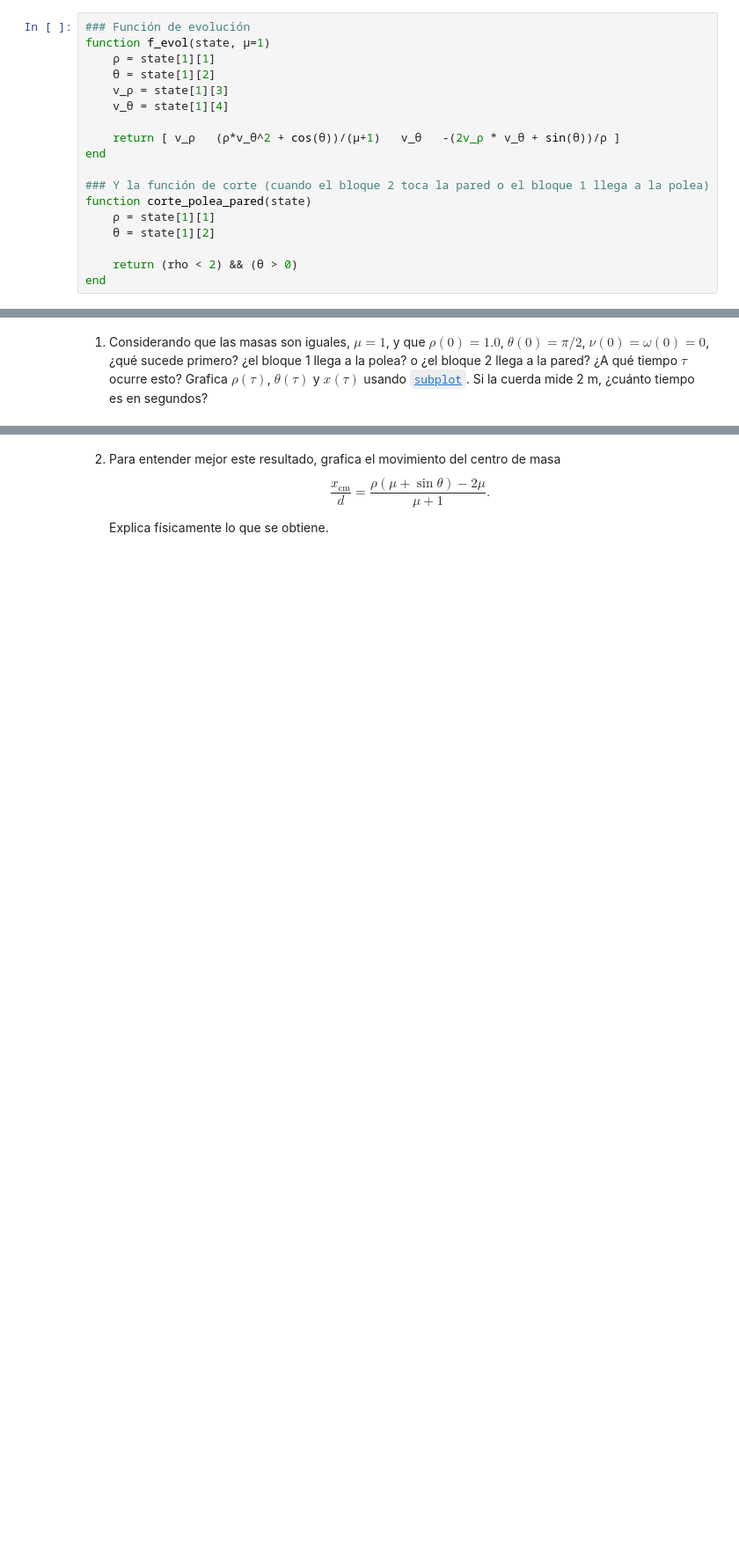
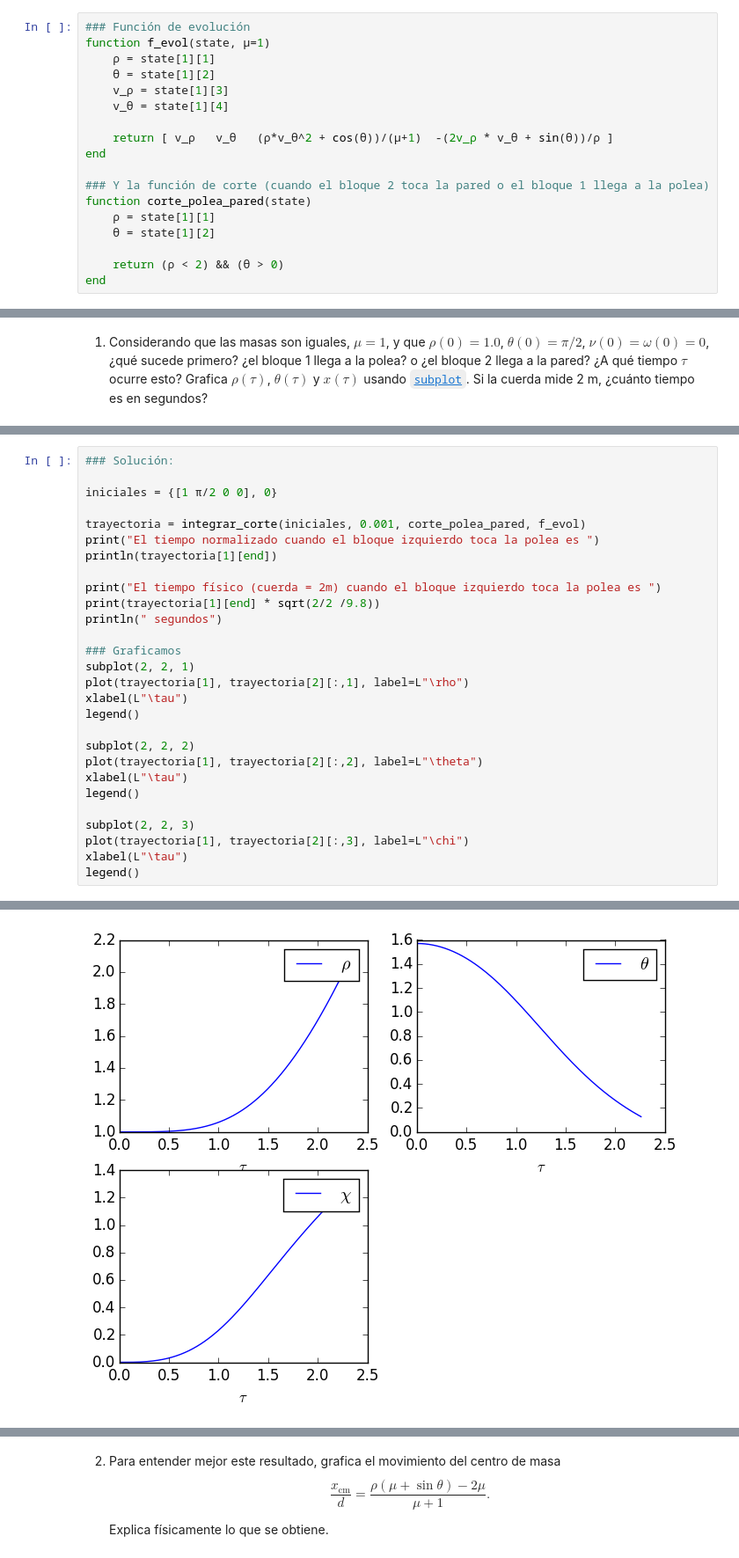
Before and after one commit to ivan-galinskiy/fisica_computacional, a Jupyter notebook: tareas/Tarea 07.ipynb, the cells around one changed output, grey strips where cells are left out. Shown at 88% size. Saved outputs shown, nothing was run; the diff lists cells and outputs as text; blank space fills up the shorter version.

```diff
--- a/tareas/Tarea 07.ipynb
+++ b/tareas/Tarea 07.ipynb
@@ -252,7 +254,7 @@ function f_evol(state, μ=1)
     v_ρ = state[1][3]
     v_θ = state[1][4]
 
-    return [ v_ρ   (ρ*v_θ^2 + cos(θ))/(μ+1)   v_θ   -(2v_ρ * v_θ + sin(θ))/ρ ]
+    return [ v_ρ   v_θ   (ρ*v_θ^2 + cos(θ))/(μ+1)  -(2v_ρ * v_θ + sin(θ))/ρ ]
 end
 
 ### Y la función de corte (cuando el bloque 2 toca la pared o el bloque 1 llega a la polea)
@@ -260,7 +262,7 @@ function corte_polea_pared(state)
     ρ = state[1][1]
     θ = state[1][2]
 
-    return (rho < 2) && (θ > 0)
+    return (ρ < 2) && (θ > 0)
 end
 # %% [output]
 corte_polea_pared (generic function with 1 method)
@@ -270,0 +271,29 @@ corte_polea_pared (generic function with 1 method)
+# %%
+### Solución:
+
+iniciales = {[1 π/2 0 0], 0}
+
+trayectoria = integrar_corte(iniciales, 0.001, corte_polea_pared, f_evol)
+print("El tiempo normalizado cuando el bloque izquierdo toca la polea es ")
+println(trayectoria[1][end])
+
+print("El tiempo físico (cuerda = 2m) cuando el bloque izquierdo toca la polea es ")
+print(trayectoria[1][end] * sqrt(2/2 /9.8))
+println(" segundos")
+
+### Graficamos
+subplot(2, 2, 1)
+plot(trayectoria[1], trayectoria[2][:,1], label=L"\rho")
+xlabel(L"\tau")
+legend()
+
+subplot(2, 2, 2)
+plot(trayectoria[1], trayectoria[2][:,2], label=L"\theta")
+xlabel(L"\tau")
+legend()
+
+subplot(2, 2, 3)
+plot(trayectoria[1], trayectoria[2][:,3], label=L"\chi")
+xlabel(L"\tau")
+legend()
+# %% [output]
@@ -270,0 +302 @@ corte_polea_pared (generic function with 1 method)
+[figure, added]
```
Also changed, not shown: parts of 3 cells of this notebook.
